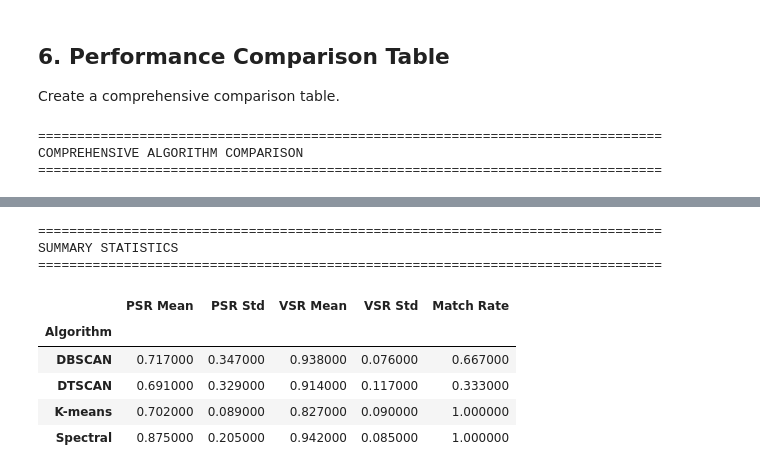
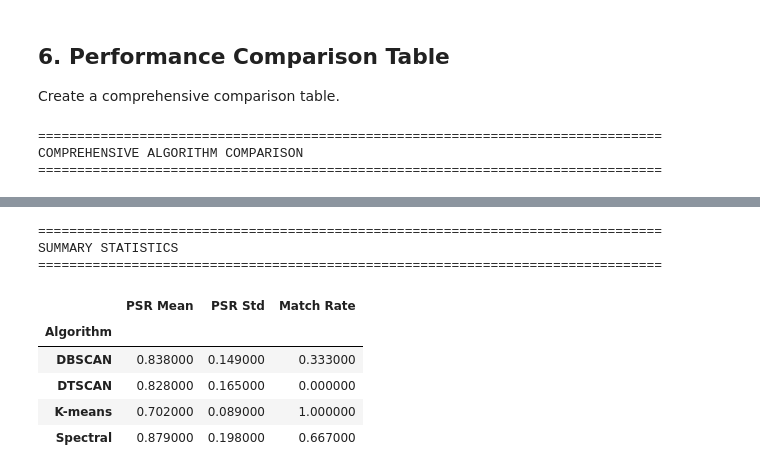
Before and after one commit to Luna-v0/Delaunay-Clusters, a Jupyter notebook: notebooks/algorithm_comparison_with_hpo.ipynb, the cells around one changed output, grey strips where cells are left out. Drawn from its saved outputs; the diff is of its cells as text; code cells hidden in the pictures.

```diff
--- a/notebooks/algorithm_comparison_with_hpo.ipynb
+++ b/notebooks/algorithm_comparison_with_hpo.ipynb
@@ -362,17 +385,22 @@ for name, (X, true_labels) in datasets.items():
     # DTSCAN
     if all_hpo_results[name]['DTSCAN']['best']:
         best_dt = all_hpo_results[name]['DTSCAN']['best']
-        dtscan = DTSCAN(z_score_threshold=best_dt['z_threshold'], min_pts=best_dt['min_pts'])
+        # Build DTSCAN with all parameters (including optional ones)
+        dtscan_kwargs = {'z_score_threshold': best_dt['z_threshold'], 'min_pts': best_dt['min_pts']}
+        if 'area_threshold' in best_dt:
+            dtscan_kwargs['area_threshold'] = best_dt['area_threshold']
+        if 'length_threshold' in best_dt:
+            dtscan_kwargs['length_threshold'] = best_dt['length_threshold']
+        dtscan = DTSCAN(**dtscan_kwargs)
         import io
         from contextlib import redirect_stdout
         f = io.StringIO()
         with redirect_stdout(f):
             labels_dt = dtscan.fit_predict(X)
-        psr_dt, vsr_dt = calculate_psr_vsr(true_labels, labels_dt)
+        psr_dt = calculate_psr(true_labels, labels_dt)
         best_results[name]['DTSCAN'] = {
             'labels': labels_dt,
             'PSR': psr_dt,
-            'VSR': vsr_dt,
             'clusters': len(np.unique(labels_dt[labels_dt != -1])),
             'params': best_dt
         }
@@ -382,11 +410,10 @@ for name, (X, true_labels) in datasets.items():
         best_db = all_hpo_results[name]['DBSCAN']['best']
         dbscan = DBSCAN(eps=best_db['eps'], min_samples=best_db['min_samples'])
         labels_db = dbscan.fit_predict(X_scaled)
-        psr_db, vsr_db = calculate_psr_vsr(true_labels, labels_db)
+        psr_db = calculate_psr(true_labels, labels_db)
         best_results[name]['DBSCAN'] = {
             'labels': labels_db,
             'PSR': psr_db,
-            'VSR': vsr_db,
             'clusters': len(np.unique(labels_db[labels_db != -1])),
             'params': best_db
         }
@@ -396,11 +423,10 @@ for name, (X, true_labels) in datasets.items():
         best_km = all_hpo_results[name]['K-means']['best']
         kmeans = KMeans(n_clusters=best_km['n_clusters'], n_init=best_km['n_init'], random_state=42)
         labels_km = kmeans.fit_predict(X_scaled)
-        psr_km, vsr_km = calculate_psr_vsr(true_labels, labels_km)
+        psr_km = calculate_psr(true_labels, labels_km)
         best_results[name]['K-means'] = {
             'labels': labels_km,
             'PSR': psr_km,
-            'VSR': vsr_km,
             'clusters': len(np.unique(labels_km)),
             'params': best_km
         }
@@ -415,11 +441,10 @@ for name, (X, true_labels) in datasets.items():
             random_state=42
         )
         labels_sp = spectral.fit_predict(X_scaled)
-        psr_sp, vsr_sp = calculate_psr_vsr(true_labels, labels_sp)
+        psr_sp = calculate_psr(true_labels, labels_sp)
         best_results[name]['Spectral'] = {
             'labels': labels_sp,
             'PSR': psr_sp,
-            'VSR': vsr_sp,
             'clusters': len(np.unique(labels_sp)),
             'params': best_sp
         }
@@ -443,7 +466,6 @@ for name in ['S1', 'S2', 'S3']:
                 'Algorithm': algo,
                 'Best Score': best_row['combined_score'],
                 'PSR': best_row['PSR'],
-                'VSR': best_row['VSR'],
                 'Clusters': int(best_row['n_clusters']),
                 'Expected': len(np.unique(datasets[name][1][datasets[name][1] != -1])),
                 'Time (s)': best_row['time']
@@ -453,9 +475,8 @@ for name in ['S1', 'S2', 'S3']:
     display(summary_df.style.format({
         'Best Score': '{:.3f}',
         'PSR': '{:.3f}',
-        'VSR': '{:.3f}',
         'Time (s)': '{:.4f}'
-    }).background_gradient(subset=['Best Score', 'PSR', 'VSR'], cmap='YlGnBu'))
+    }).background_gradient(subset=['Best Score', 'PSR'], cmap='YlGnBu'))
 
     # Display top 5 for each algorithm
     print(f"\nTop 5 Parameter Combinations per Algorithm:")
@@ -464,7 +485,7 @@ for name in ['S1', 'S2', 'S3']:
             df = all_hpo_results[name][algo]['df']
             top5 = df.nlargest(5, 'combined_score')
             print(f"\n{algo}:")
-            display_cols = ['PSR', 'VSR', 'n_clusters', 'combined_score']
+            display_cols = ['PSR', 'n_clusters', 'combined_score']
             if 'z_threshold' in top5.columns:
                 display_cols = ['z_threshold', 'min_pts'] + display_cols
             elif 'eps' in top5.columns:
@@ -474,7 +495,6 @@ for name in ['S1', 'S2', 'S3']:
 
             display(top5[display_cols].style.format({
                 'PSR': '{:.3f}',
-                'VSR': '{:.3f}',
                 'combined_score': '{:.3f}',
                 'z_threshold': '{:.1f}',
                 'eps': '{:.3f}'
@@ -580,7 +600,7 @@ for name in ['S1', 'S2', 'S3']:
             ax.scatter(X[noise_mask, 0], X[noise_mask, 1], c='black', s=5, alpha=0.3)
 
         ax.set_title(f'{algo}\n{algo_data["clusters"]} clusters\n'
-                     f'PSR={algo_data["PSR"]:.3f}, VSR={algo_data["VSR"]:.3f}')
+                     f'PSR={algo_data["PSR"]:.3f}')
         ax.set_aspect('equal')
         ax.grid(True, alpha=0.3)
 
@@ -611,9 +631,7 @@ for name in ['S1', 'S2', 'S3']:
                 'Found Clusters': algo_data['clusters'],
                 'Cluster Match': '✓' if algo_data['clusters'] == expected else '✗',
                 'PSR': algo_data['PSR'],
-                'VSR': algo_data['VSR'],
-                'Combined Score': 0.4 * algo_data['PSR'] + 0.4 * algo_data['VSR'] +
-                                0.2 * (1 if algo_data['clusters'] == expected else 0)
+                'Combined Score': algo_data['PSR']  # 100% PSR
             })
 
 comparison_table = pd.DataFrame(comparison_data)
@@ -624,12 +642,10 @@ print("="*80)
 display(comparison_table.pivot_table(
     index='Dataset',
     columns='Algorithm',
-    values=['Found Clusters', 'PSR', 'VSR', 'Combined Score'],
+    values=['Found Clusters', 'PSR', 'Combined Score'],
     aggfunc='first'
 ).round(3).style.background_gradient(subset=[('PSR', 'DTSCAN'), ('PSR', 'DBSCAN'),
-                                              ('PSR', 'K-means'), ('PSR', 'Spectral'),
-                                              ('VSR', 'DTSCAN'), ('VSR', 'DBSCAN'),
-                                              ('VSR', 'K-means'), ('VSR', 'Spectral')],
+                                              ('PSR', 'K-means'), ('PSR', 'Spectral')],
                                      cmap='YlGnBu'))
 
 # Summary statistics
@@ -638,11 +654,10 @@ print("SUMMARY STATISTICS")
 print("="*80)
 summary_stats = comparison_table.groupby('Algorithm').agg({
     'PSR': ['mean', 'std'],
-    'VSR': ['mean', 'std'],
     'Cluster Match': lambda x: sum(x == '✓') / len(x)
 }).round(3)
-summary_stats.columns = ['PSR Mean', 'PSR Std', 'VSR Mean', 'VSR Std', 'Match Rate']
-display(summary_stats.style.background_gradient(subset=['PSR Mean', 'VSR Mean', 'Match Rate'],
+summary_stats.columns = ['PSR Mean', 'PSR Std', 'Match Rate']
+display(summary_stats.style.background_gradient(subset=['PSR Mean', 'Match Rate'],
                                                  cmap='YlGnBu'))
 # %% [output]
 ================================================================================
@@ -657,9 +672,9 @@ COMPREHENSIVE ALGORITHM COMPARISON
 ================================================================================
 SUMMARY STATISTICS
 ================================================================================
-|  | PSR Mean | PSR Std | VSR Mean | VSR Std | Match Rate |
-| Algorithm |  |  |  |  |  |
-| DBSCAN | 0.717000 | 0.347000 | 0.938000 | 0.076000 | 0.667000 |
-| DTSCAN | 0.691000 | 0.329000 | 0.914000 | 0.117000 | 0.333000 |
-| K-means | 0.702000 | 0.089000 | 0.827000 | 0.090000 | 1.000000 |
-| Spectral | 0.875000 | 0.205000 | 0.942000 | 0.085000 | 1.000000 |
+|  | PSR Mean | PSR Std | Match Rate |
+| Algorithm |  |  |  |
+| DBSCAN | 0.838000 | 0.149000 | 0.333000 |
+| DTSCAN | 0.828000 | 0.165000 | 0.000000 |
+| K-means | 0.702000 | 0.089000 | 1.000000 |
+| Spectral | 0.879000 | 0.198000 | 0.667000 |
```
Also changed, not shown: parts of 8 cells of this notebook, 6 other files.
